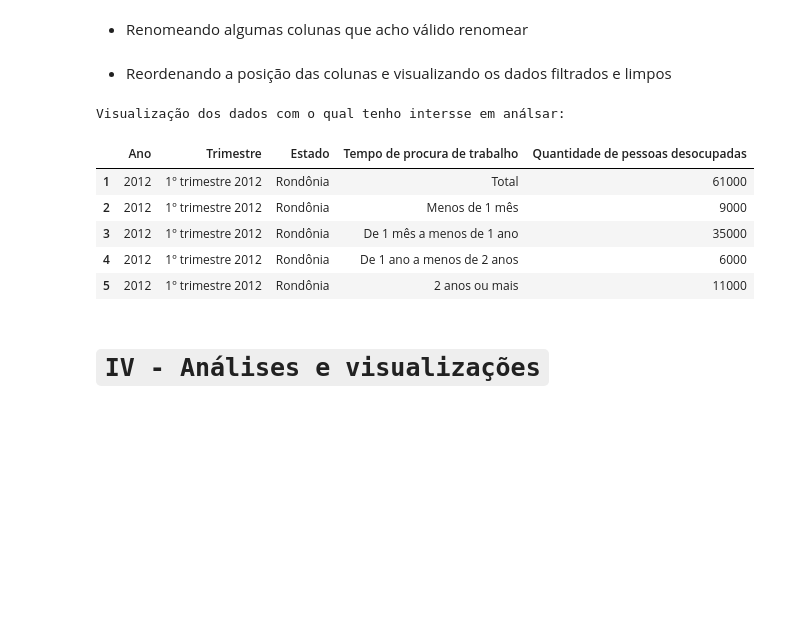
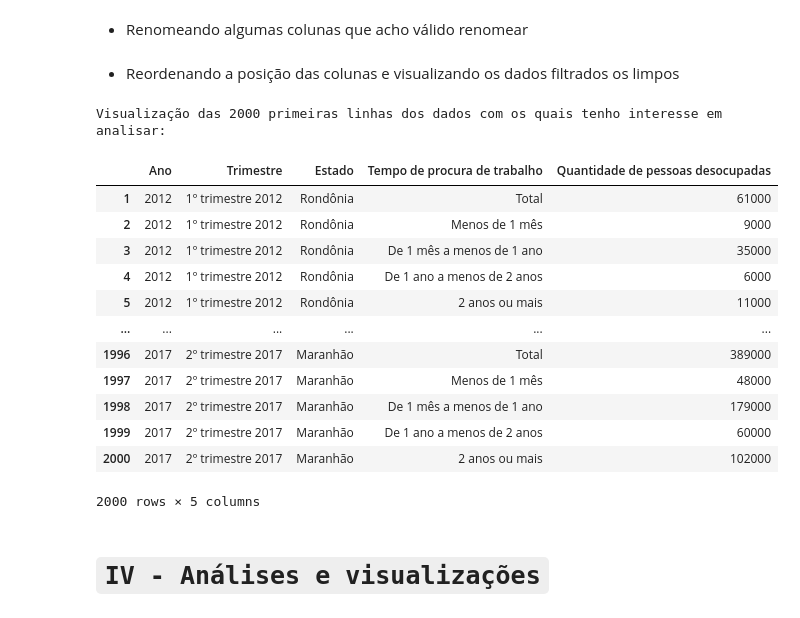
Before and after one commit to Alotrpyco/python-estatistica-e-negocios, a Jupyter notebook: 6.projeto.final/g.2_Projeto_final.ipynb, the cells around one changed output. Saved outputs shown, nothing was run; the diff lists cells and outputs as text; code cells hidden in the pictures; blank space fills up the shorter version.

`````diff
--- a/6.projeto.final/g.2_Projeto_final.ipynb
+++ b/6.projeto.final/g.2_Projeto_final.ipynb
@@ -165,21 +169,26 @@ df = df.drop(columns=['Trimestre (Código)'])
 df = df.rename(columns={"Unidade da Federação":"Estado",
                         "Valor":"Quantidade de pessoas desocupadas"})
 # %% [markdown]
-- Reordenando a posição das colunas e visualizando os dados filtrados e limpos
+- Reordenando a posição das colunas e visualizando os dados filtrados os limpos
 # %%
 df = df[["Ano", "Trimestre","Estado","Tempo de procura de trabalho","Quantidade de pessoas desocupadas"]]
-print("Visualização dos dados com o qual tenho intersse em análsar:")
-
-#Carregando as 75 primeiras linhas do dataframe
-df.head(25)
+print("Visualização das 2000 primeiras linhas dos dados com os quais tenho interesse em analisar:")
+df.head(2000)
 # %% [output]
-Visualização dos dados com o qual tenho intersse em análsar:
+Visualização das 2000 primeiras linhas dos dados com os quais tenho interesse em analisar:
 |  | Ano | Trimestre | Estado | Tempo de procura de trabalho | Quantidade de pessoas desocupadas |
 | 1 | 2012 | 1º trimestre 2012 | Rondônia | Total | 61000 |
 | 2 | 2012 | 1º trimestre 2012 | Rondônia | Menos de 1 mês | 9000 |
 | 3 | 2012 | 1º trimestre 2012 | Rondônia | De 1 mês a menos de 1 ano | 35000 |
 | 4 | 2012 | 1º trimestre 2012 | Rondônia | De 1 ano a menos de 2 anos | 6000 |
 | 5 | 2012 | 1º trimestre 2012 | Rondônia | 2 anos ou mais | 11000 |
+| ... | ... | ... | ... | ... | ... |
+| 1996 | 2017 | 2º trimestre 2017 | Maranhão | Total | 389000 |
+| 1997 | 2017 | 2º trimestre 2017 | Maranhão | Menos de 1 mês | 48000 |
+| 1998 | 2017 | 2º trimestre 2017 | Maranhão | De 1 mês a menos de 1 ano | 179000 |
+| 1999 | 2017 | 2º trimestre 2017 | Maranhão | De 1 ano a menos de 2 anos | 60000 |
+| 2000 | 2017 | 2º trimestre 2017 | Maranhão | 2 anos ou mais | 102000 |
+2000 rows × 5 columns
 # %% [markdown]
 # ````IV - Análises e visualizações````
 # %% [markdown]
`````
Also changed, not shown: parts of 9 cells of this notebook.
